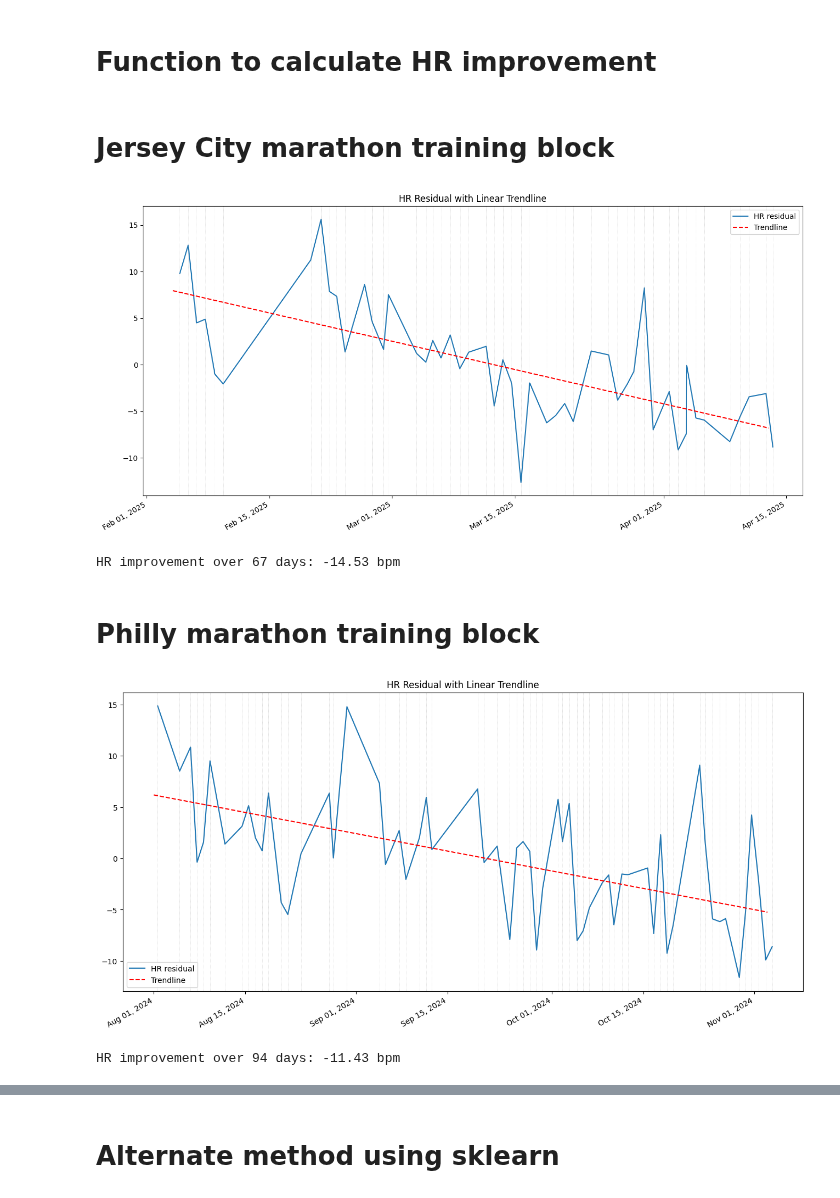
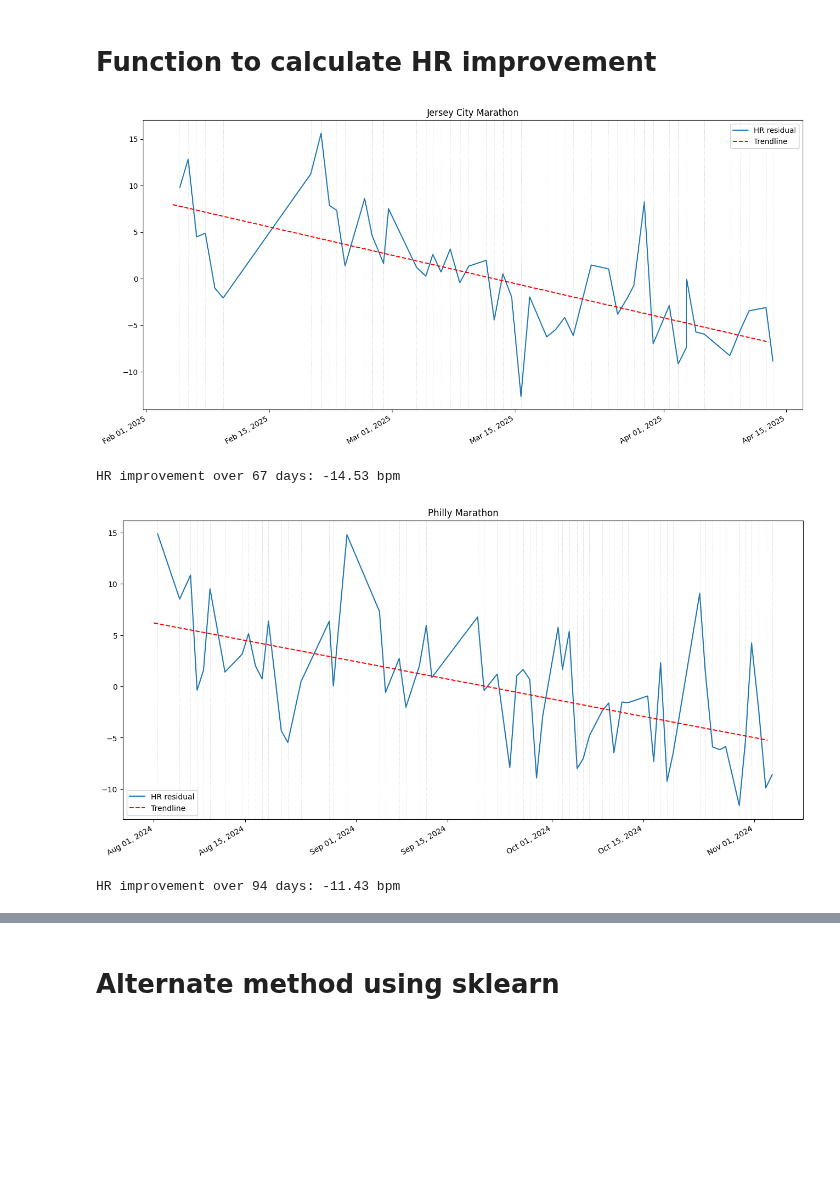
Before and after one commit to ionox0/Runs, a Jupyter notebook: hr_improvment.ipynb, the cells around one changed output, grey strips where cells are left out. Drawn from its saved outputs; the diff is of its cells as text; code cells hidden in the pictures; blank space fills up the shorter version.

Commit message:
more marathons

```diff
--- a/hr_improvment.ipynb
+++ b/hr_improvment.ipynb
@@ -24,7 +24,7 @@ rel_cols = [
 # %% [markdown]
 # Function to calculate HR improvement
 # %%
-def plot_hr_improvement(start_date='2025-02-01', end_date='2025-04-15'):
+def plot_hr_improvement(start_date='2025-02-01', end_date='2025-04-15', title='HR Residual with Linear Trendline'):
     recent_selector = runs['Activity Date'] > start_date
     recent_selector_end = runs['Activity Date'] < end_date
     runs_sub = runs[recent_selector & recent_selector_end][rel_cols]
@@ -59,7 +59,7 @@ def plot_hr_improvement(start_date='2025-02-01', end_date='2025-04-15'):
     ax.xaxis.set_major_formatter(mdates.DateFormatter('%b %d, %Y'))
     ax.figure.autofmt_xdate()  # Auto rotates date labels
     ax.legend()
-    ax.set_title('HR Residual with Linear Trendline')
+    ax.set_title(title)
     plt.show()
 
     # Interpret Model
@@ -69,17 +69,13 @@ def plot_hr_improvement(start_date='2025-02-01', end_date='2025-04-15'):
     # Compute change in HR residuals over time
     delta_hr = slope * num_days
     print(f"HR improvement over {num_days} days: {delta_hr:.2f} bpm")
-# %% [markdown]
-# Jersey City marathon training block
 # %%
-plot_hr_improvement()
+plot_hr_improvement(title='Jersey City Marathon')
 # %% [output]
-[figure, old version]
+[figure, new version]
 HR improvement over 67 days: -14.53 bpm
-# %% [markdown]
-# Philly marathon training block
 # %%
-plot_hr_improvement('2024-08-01', '2024-11-05')
+plot_hr_improvement('2024-08-01', '2024-11-05', title='Philly Marathon')
 # %% [output]
-[figure, old version]
+[figure, new version]
 HR improvement over 94 days: -11.43 bpm
```
Also changed, not shown: parts of 2 cells of this notebook.
